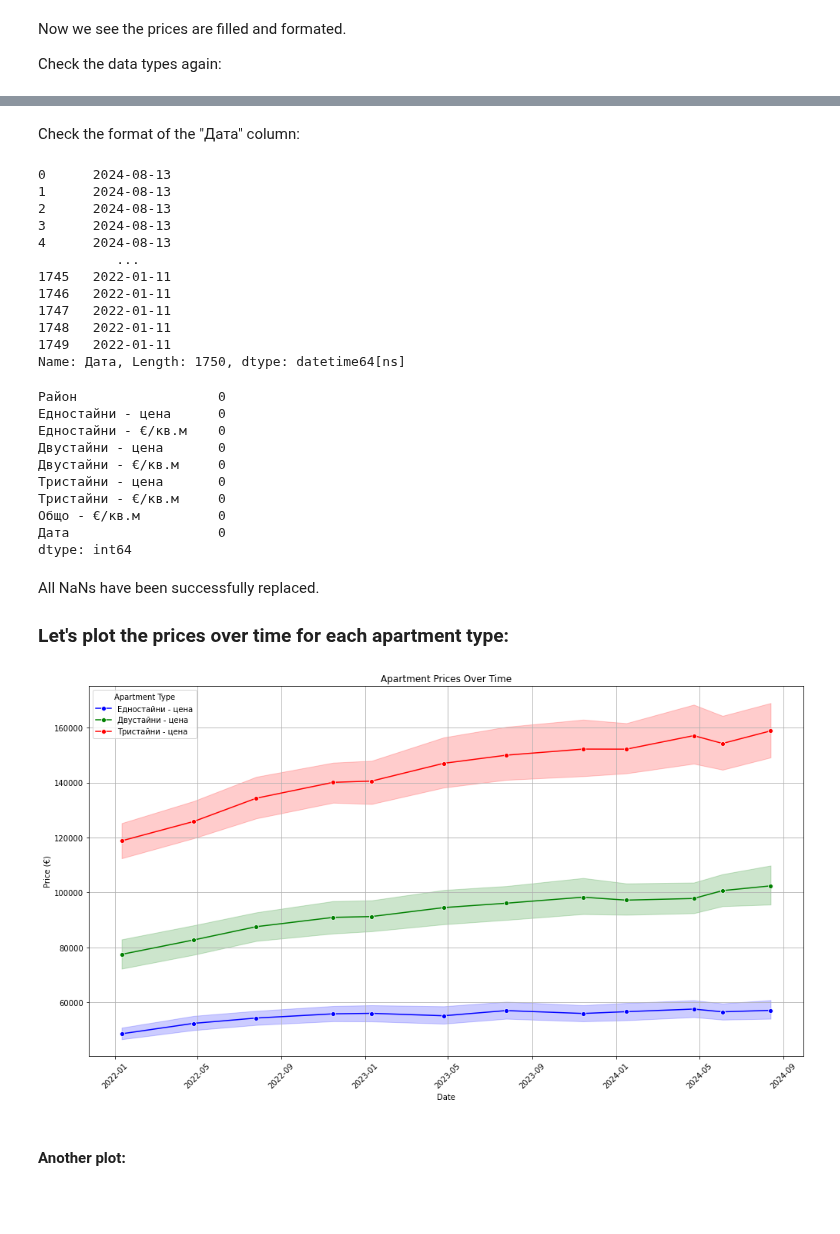
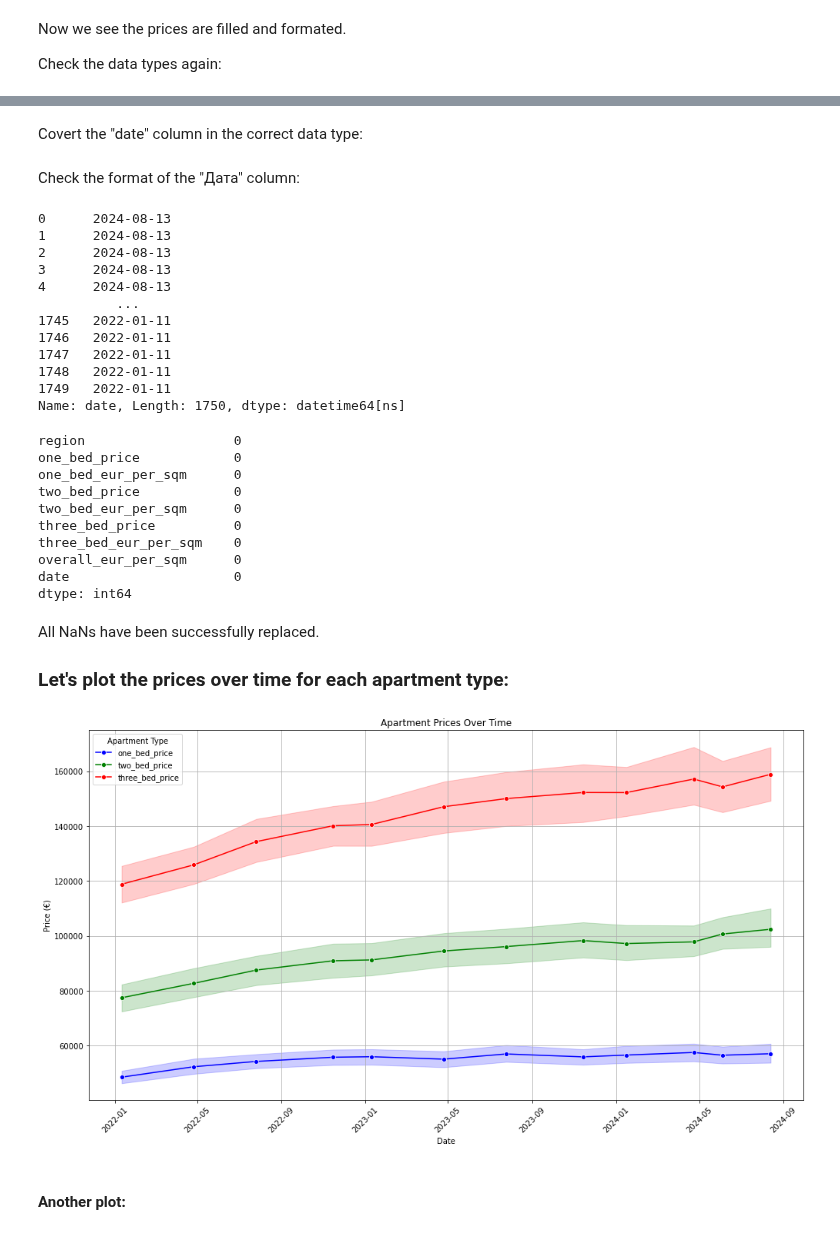
Before and after one commit to GalkaKG/Predicting-Sofia-Real-Estate-Prices, a Jupyter notebook: second_dataset_eda_and_modeling.ipynb, the cells around one changed output, grey strips where cells are left out. Saved outputs shown, nothing was run; the diff lists cells and outputs as text; code cells hidden in the pictures; blank space fills up the shorter version.

```diff
--- a/second_dataset_eda_and_modeling.ipynb
+++ b/second_dataset_eda_and_modeling.ipynb
@@ -71,0 +74,15 @@ Index(['Район', 'Едностайни - цена', 'Едностайни -
+# %%
+# Rename columns in second_df
+second_df = second_df.rename(columns={
+    'Район': 'region',
+    'Едностайни - цена': 'one_bed_price',
+    'Едностайни - €/кв.м': 'one_bed_eur_per_sqm',
+    'Двустайни - цена': 'two_bed_price',
+    'Двустайни - €/кв.м': 'two_bed_eur_per_sqm',
+    'Тристайни - цена': 'three_bed_price',
+    'Тристайни - €/кв.м': 'three_bed_eur_per_sqm',
+    'Общо - €/кв.м': 'overall_eur_per_sqm',
+    'Дата': 'date'
+})
+
+second_df.head()
@@ -88,13 +112,13 @@ How we see in this dataset we have NaN values.
 First, we'll want to convert the columns containing numerical data from object (string) to appropriate numerical types (e.g., float). This conversion is necessary for performing any numerical operations or analysis. And next we will fill the NaN values with the median.
 # %%
 numeric_columns = [
-    'Едностайни - цена',
-    'Едностайни - €/кв.м',
-    'Двустайни - цена',
-    'Двустайни - €/кв.м',
-    'Тристайни - цена',
-    'Тристайни - €/кв.м',
-    'Общо - €/кв.м'
+    'one_bed_price',
+    'one_bed_eur_per_sqm',
+    'two_bed_price',
+    'two_bed_eur_per_sqm',
+    'three_bed_price',
+    'three_bed_eur_per_sqm',
+    'overall_eur_per_sqm'
 ]
 
 def convert_dtypes(df, numeric_columns):
@@ -147,8 +171,12 @@ second_df.dtypes
 dtype: object
+# %% [markdown]
+Covert the "date" column in the correct data type:
+# %%
+second_df['date'] = pd.to_datetime(second_df['date'], format='%d.%m.%Y')
 # %% [markdown]
 Check the format of the "Дата" column:
 # %%
-second_df["Дата"]
+second_df["date"]
 # %% [output]
 0      2024-08-13
 1      2024-08-13
@@ -161,19 +189,19 @@ second_df["Дата"]
 1747   2022-01-11
 1748   2022-01-11
 1749   2022-01-11
-Name: Дата, Length: 1750, dtype: datetime64[ns]
+Name: date, Length: 1750, dtype: datetime64[ns]
 # %%
 second_df.isna().sum()
 # %% [output]
-Район                  0
-Едностайни - цена      0
-Едностайни - €/кв.м    0
-Двустайни - цена       0
-Двустайни - €/кв.м     0
-Тристайни - цена       0
-Тристайни - €/кв.м     0
-Общо - €/кв.м          0
-Дата                   0
+region                   0
+one_bed_price            0
+one_bed_eur_per_sqm      0
+two_bed_price            0
+two_bed_eur_per_sqm      0
+three_bed_price          0
+three_bed_eur_per_sqm    0
+overall_eur_per_sqm      0
+date                     0
 dtype: int64
 # %% [markdown]
 All NaNs have been successfully replaced.
@@ -182,22 +210,22 @@ All NaNs have been successfully replaced.
 # %%
 plt.figure(figsize=(14, 8))
 
 # Plot the prices over time for each type of apartment
-sns.lineplot(x='Дата', y='Едностайни - цена', data=second_df, marker='o', label='Едностайни - цена', color='blue')
-sns.lineplot(x='Дата', y='Двустайни - цена', data=second_df, marker='o', label='Двустайни - цена', color='green')
-sns.lineplot(x='Дата', y='Тристайни - цена', data=second_df, marker='o', label='Тристайни - цена', color='red')
+sns.lineplot(x='date', y='one_bed_price', data=second_df, marker='o', label='one_bed_price', color='blue')
+sns.lineplot(x='date', y='two_bed_price', data=second_df, marker='o', label='two_bed_price', color='green')
+sns.lineplot(x='date', y='three_bed_price', data=second_df, marker='o', label='three_bed_price', color='red')
 
 plt.title('Apartment Prices Over Time')
 plt.xlabel('Date')
 plt.ylabel('Price (€)')
 plt.legend(title='Apartment Type')
 plt.grid(True)
 plt.xticks(rotation=45)
 plt.tight_layout()
 
 plt.show()
 # %% [output]
-[figure, old version]
+[figure, new version]
 # %% [markdown]
 #### Another plot:
 # %%
```
Also changed, not shown: parts of 23 cells of this notebook, 1 other file.
